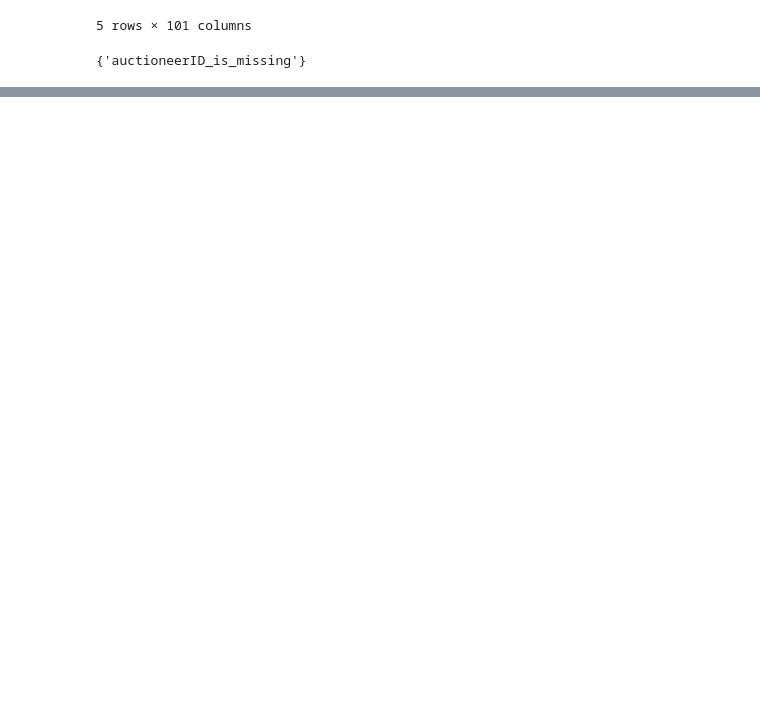
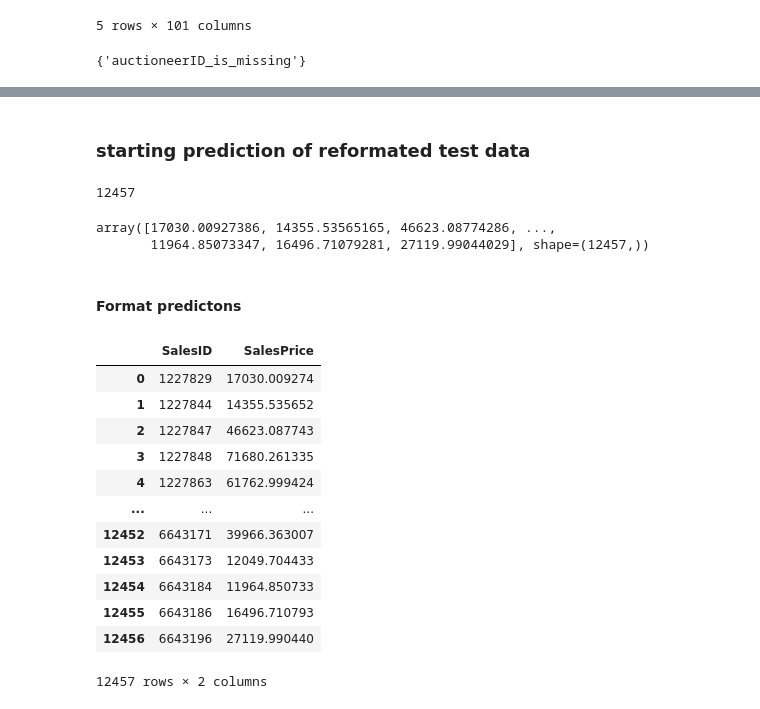
Before and after one commit to rezaazimibar/MachineLearning-projects-playground, a Jupyter notebook: RegularProjects/bulldozer_price_prediction/bulldozer_price_prediction.ipynb, the cells around one changed output, grey strips where cells are left out. Saved outputs shown, nothing was run; the diff lists cells and outputs as text; code cells hidden in the pictures; blank space fills up the shorter version.

```diff
--- a/RegularProjects/bulldozer_price_prediction/bulldozer_price_prediction.ipynb
+++ b/RegularProjects/bulldozer_price_prediction/bulldozer_price_prediction.ipynb
@@ -545,4 +545,5 @@ set(x_train.columns) - set(df_test.columns)
 {'auctioneerID_is_missing'}
 # %%
 # filling missed data for test data frame
-df_test['auctioneerID_is_missing'] = False
+if 'auctioneerID_is_missing' not in df_test.columns:
+    df_test['auctioneerID_is_missing'] = False  # Or True, based on your logic
@@ -564,0 +550,36 @@ df_test
+# %%
+df_test = df_test[ideal_model.feature_names_in_]
+# %% [markdown]
+### starting prediction of reformated test data
+# %%
+test_preds = ideal_model.predict(df_test)
+# %%
+len(test_preds)
+# %% [output]
+12457
+# %%
+test_preds
+# %% [output]
+array([17030.00927386, 14355.53565165, 46623.08774286, ...,
+       11964.85073347, 16496.71079281, 27119.99044029], shape=(12457,))
+# %% [markdown]
+#### Format predictons
+# %%
+df_preds = pd.DataFrame()
+df_preds["SalesID"] = df_test["SalesID"]
+df_preds["SalesPrice"] = test_preds
+df_preds
+# %% [output]
+|  | SalesID | SalesPrice |
+| 0 | 1227829 | 17030.009274 |
+| 1 | 1227844 | 14355.535652 |
+| 2 | 1227847 | 46623.087743 |
+| 3 | 1227848 | 71680.261335 |
+| 4 | 1227863 | 61762.999424 |
+| ... | ... | ... |
+| 12452 | 6643171 | 39966.363007 |
+| 12453 | 6643173 | 12049.704433 |
+| 12454 | 6643184 | 11964.850733 |
+| 12455 | 6643186 | 16496.710793 |
+| 12456 | 6643196 | 27119.990440 |
+12457 rows × 2 columns
```
Also changed, not shown: parts of 10 cells of this notebook.
